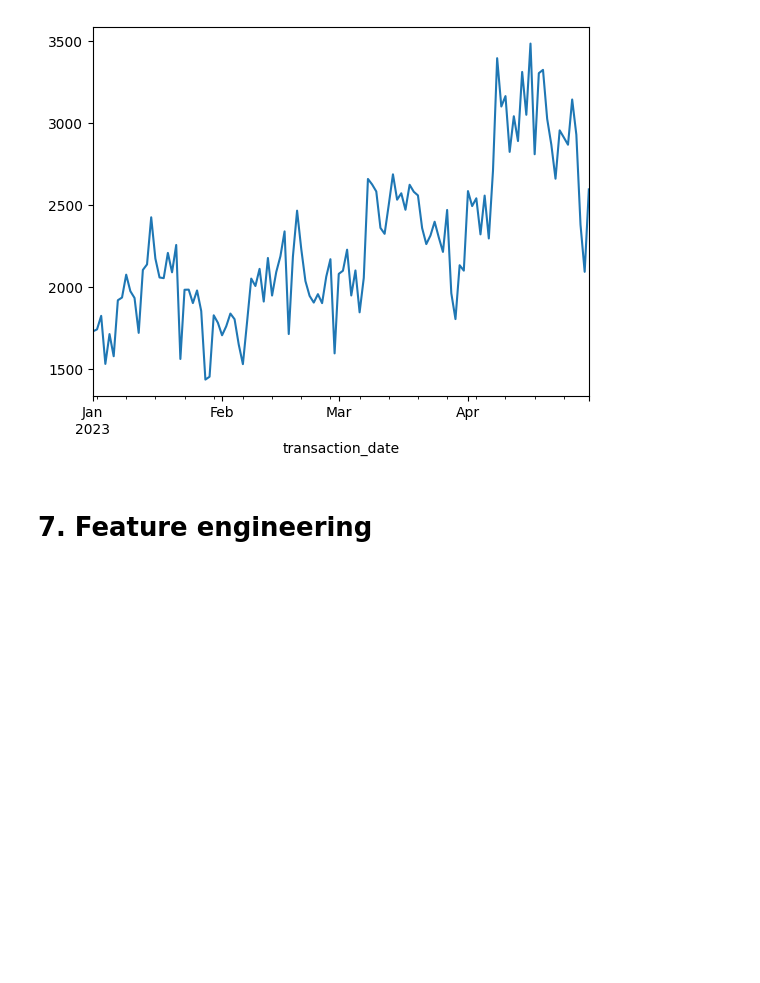
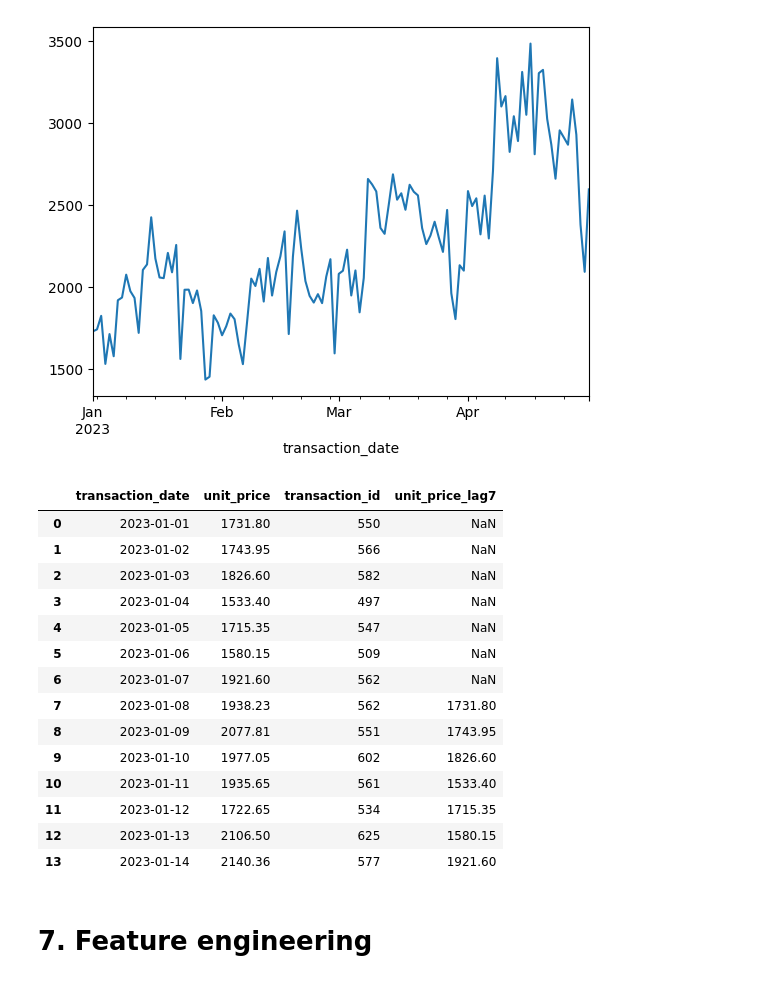
Before and after one commit to deborabmfreitas/coffee-shop-sales-prediction, a Jupyter notebook: coffee-shop-sales-prediction.ipynb, the cells around one changed output. Cells and saved outputs as stored; diff of their text form; code cells hidden in the pictures; blank space fills up the shorter version.

```diff
--- a/coffee-shop-sales-prediction.ipynb
+++ b/coffee-shop-sales-prediction.ipynb
@@ -137,0 +172,22 @@ df_grouped['unit_price'].plot()
+# %%
+df_grouped = df_grouped.reset_index()
+# %%
+df_grouped['unit_price_lag7'] = df_grouped['unit_price'].shift(7)
+# %%
+df_grouped.head(14)
+# %% [output]
+|  | transaction_date | unit_price | transaction_id | unit_price_lag7 |
+| 0 | 2023-01-01 | 1731.80 | 550 | NaN |
+| 1 | 2023-01-02 | 1743.95 | 566 | NaN |
+| 2 | 2023-01-03 | 1826.60 | 582 | NaN |
+| 3 | 2023-01-04 | 1533.40 | 497 | NaN |
+| 4 | 2023-01-05 | 1715.35 | 547 | NaN |
+| 5 | 2023-01-06 | 1580.15 | 509 | NaN |
+| 6 | 2023-01-07 | 1921.60 | 562 | NaN |
+| 7 | 2023-01-08 | 1938.23 | 562 | 1731.80 |
+| 8 | 2023-01-09 | 2077.81 | 551 | 1743.95 |
+| 9 | 2023-01-10 | 1977.05 | 602 | 1826.60 |
+| 10 | 2023-01-11 | 1935.65 | 561 | 1533.40 |
+| 11 | 2023-01-12 | 1722.65 | 534 | 1715.35 |
+| 12 | 2023-01-13 | 2106.50 | 625 | 1580.15 |
+| 13 | 2023-01-14 | 2140.36 | 577 | 1921.60 |
```
Also changed, not shown: parts of 13 cells of this notebook.
